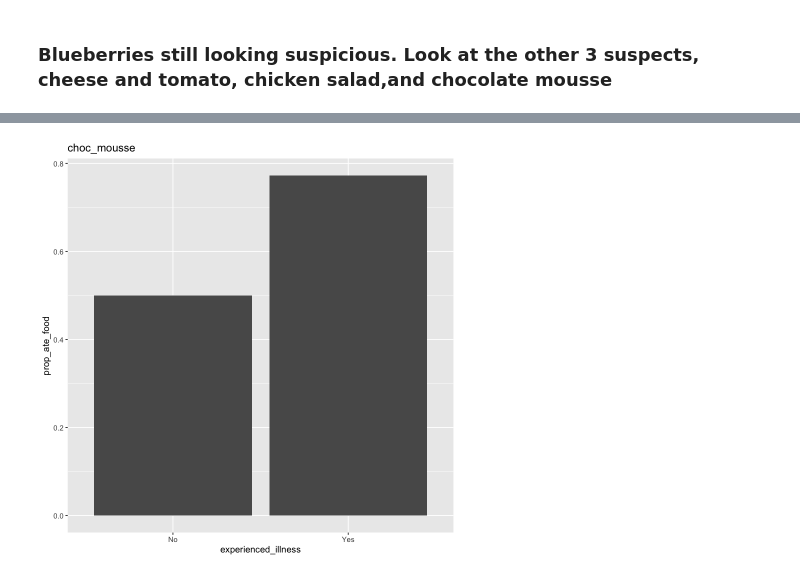
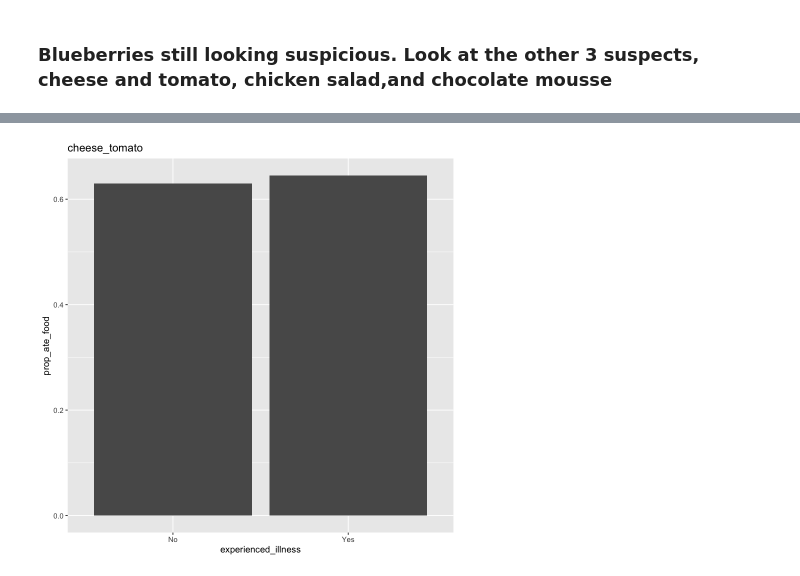
Before and after one commit to pgcudahy/epm_301_aa, a Jupyter notebook: notebooks/Outbreak_analysis.ipynb, the cells around one changed output, grey strips where cells are left out. Cells and saved outputs as stored; diff of their text form; code cells hidden in the pictures.

```diff
--- a/notebooks/Outbreak_analysis.ipynb
+++ b/notebooks/Outbreak_analysis.ipynb
@@ -356,4 +411,4 @@ plot_food_diffs(outbreak_48h_df$c_13_chicken_salad, outbreak_48h_df$b_3_experien
-# %%
-plot_food_diffs(outbreak_48h_df$c_13_choc_mousse, outbreak_48h_df$b_3_experienced_ilness)
-# %% [output]
-[figure, removed]
+# %%
+plot_food_diffs(outbreak_49h_df$c_13_cheese_tomato, outbreak_49h_df$illness_first_49h)
+# %% [output]
+[figure, added]
```
Also changed, not shown: parts of 19 cells of this notebook.
